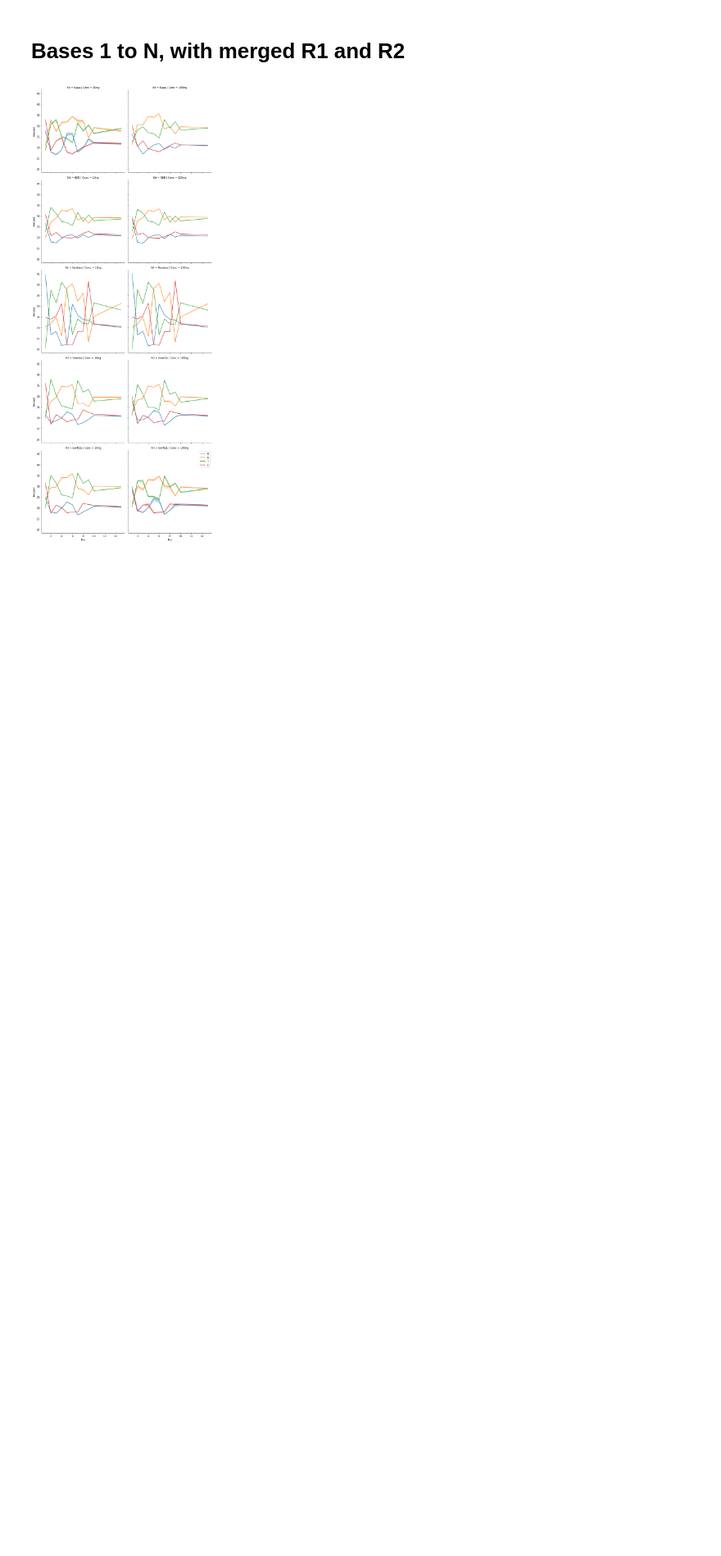
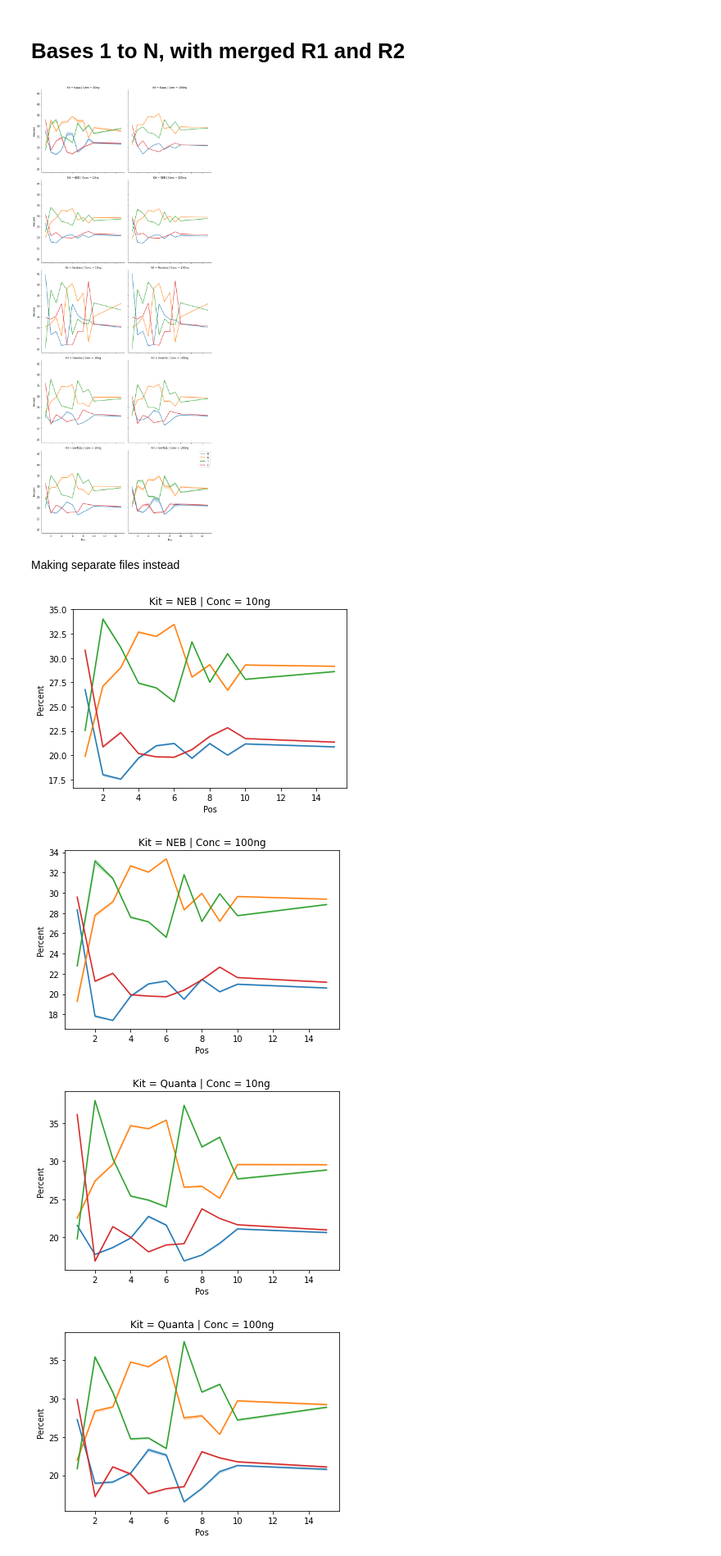
Before and after one commit to fa2k/comparison, a Jupyter notebook: nucl_content.ipynb, the cells around one changed output. Shown at 82% size. Drawn from its saved outputs; the diff is of its cells as text; code cells hidden in the pictures; blank space fills up the shorter version.

Commit message:
produce multiple plot files

```diff
--- a/nucl_content.ipynb
+++ b/nucl_content.ipynb
@@ -122,3 +122,19 @@ plt.legend()
 savefig('nucleotide_content_1_to_{}'.format(N))
 # %% [output]
 [figure]
+# %% [markdown]
+Making separate files instead
+# %%
+N = 20
+for kit in set(df.Kit):
+    for conc in set(df.Conc):
+        f = plt.figure()
+        a = sns.lineplot(data=df[(df.Pos<(N-1))&(df.Kit==kit)&(df.Conc==conc)], x="Pos", y="Percent", hue="Nucleotide")#, style='Replicate')
+        plt.title("Kit = {} | Conc = {}".format(kit, conc))
+        a.get_legend().remove()
+        savefig('nucleotide_content_1_to_{}-kit_{}-conc_{}'.format(N, kit, conc))
+# %% [output]
+[figure, added]
+[figure, added]
+[figure, added]
+[figure, added]
```
Also changed, not shown: parts of 2 cells of this notebook.
